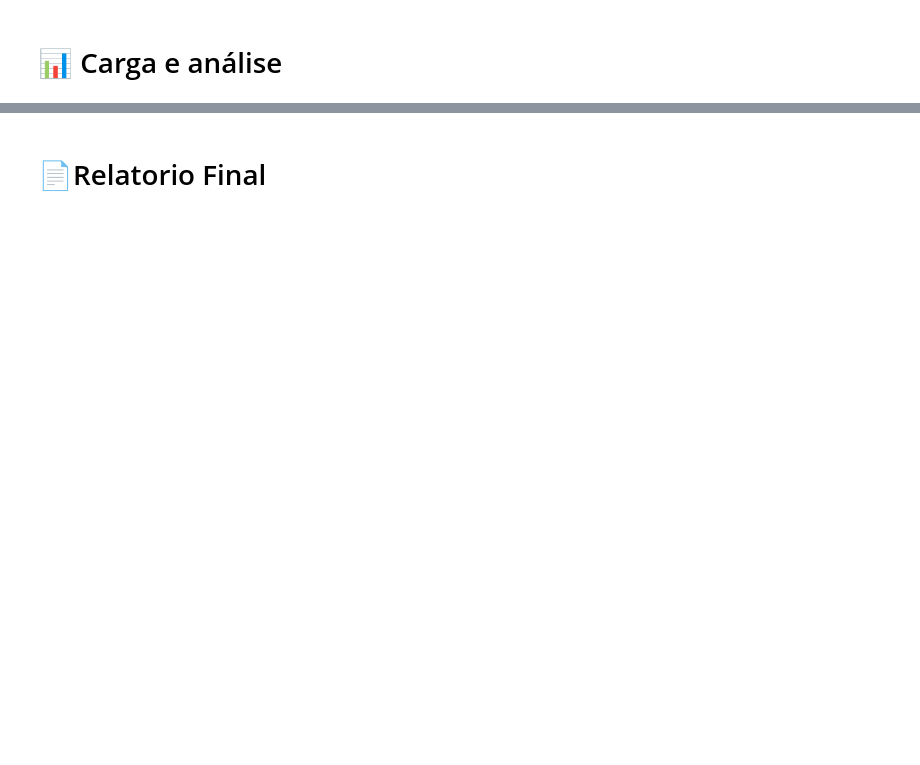
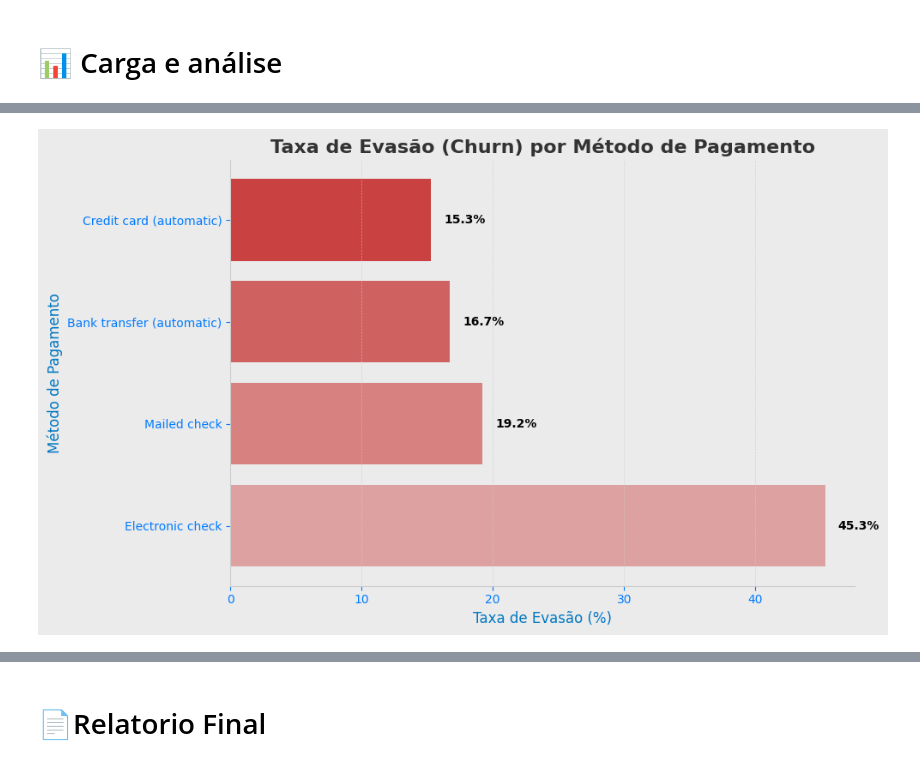
Before and after one commit to moises-rb/Analise_Dados, a Jupyter notebook: Telecom_X/TelecomX_BR.ipynb, the cells around one changed output, grey strips where cells are left out. Cells and saved outputs as stored; diff of their text form; code cells hidden in the pictures; blank space fills up the shorter version.

```diff
--- a/Telecom_X/TelecomX_BR.ipynb
+++ b/Telecom_X/TelecomX_BR.ipynb
@@ -19,0 +637,32 @@ url = ''
+# %%
+# 🔢 Dados fictícios de exemplo
+churn_rate_payment_yes = [45.3, 19.2, 16.7, 15.3]
+payment_methods = ['Electronic check', 'Mailed check', 'Bank transfer (automatic)', 'Credit card (automatic)']
+
+# 🎨 Gera as cores do degradê baseado nos valores
+colors_for_bars = generate_degrade_palette(
+    start_color=get_telecom_color('red'),
+    end_color=get_telecom_color('light_gray'),
+    values=churn_rate_payment_yes
+)
+
+# 📊 Plot
+fig, ax = plt.subplots(figsize=(10, 6))
+bars = ax.barh(payment_methods, churn_rate_payment_yes, color=colors_for_bars)
+
+# 🏷️ Labels nas barras
+for bar in bars:
+    width = bar.get_width()
+    ax.text(width + 1, bar.get_y() + bar.get_height()/2,
+            f'{width:.1f}%', va='center', ha='left', fontsize=10, fontweight='bold', color=get_telecom_color('black'))
+
+# 🎯 Estilo
+ax.set_title('Taxa de Evasão (Churn) por Método de Pagamento', fontsize=16, weight='bold')
+ax.set_xlabel('Taxa de Evasão (%)', fontsize=12, color=get_telecom_color('blue'))
+ax.set_ylabel('Método de Pagamento', fontsize=12, color=get_telecom_color('blue'))
+plt.grid(axis='x', linestyle='--', alpha=0.7)
+
+plt.tight_layout()
+plt.show()
+# %% [output]
+[figure, added]
```
Also changed, not shown: parts of 29 cells of this notebook, 5 other files.
